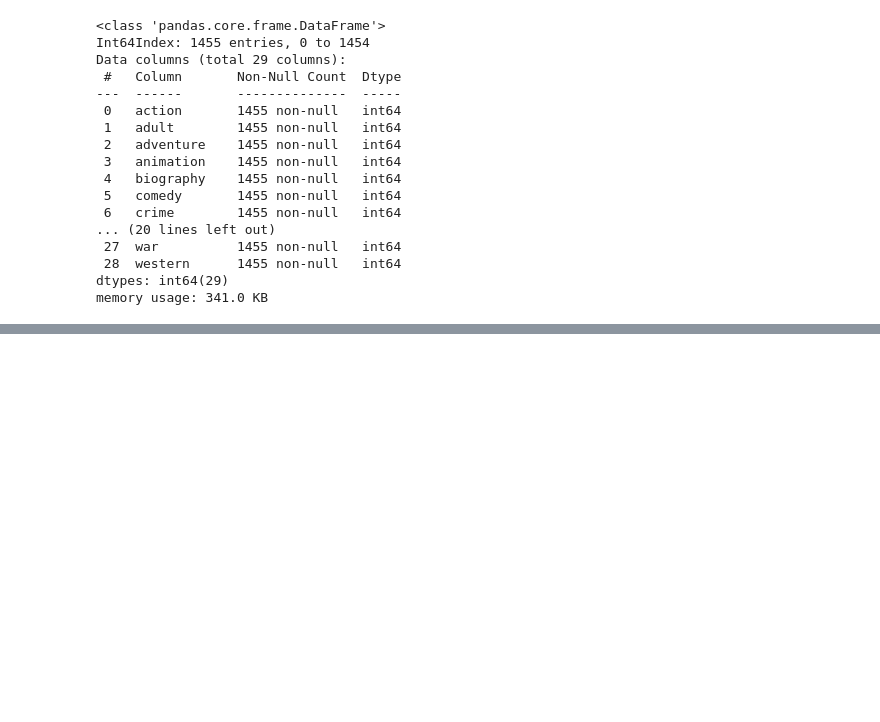
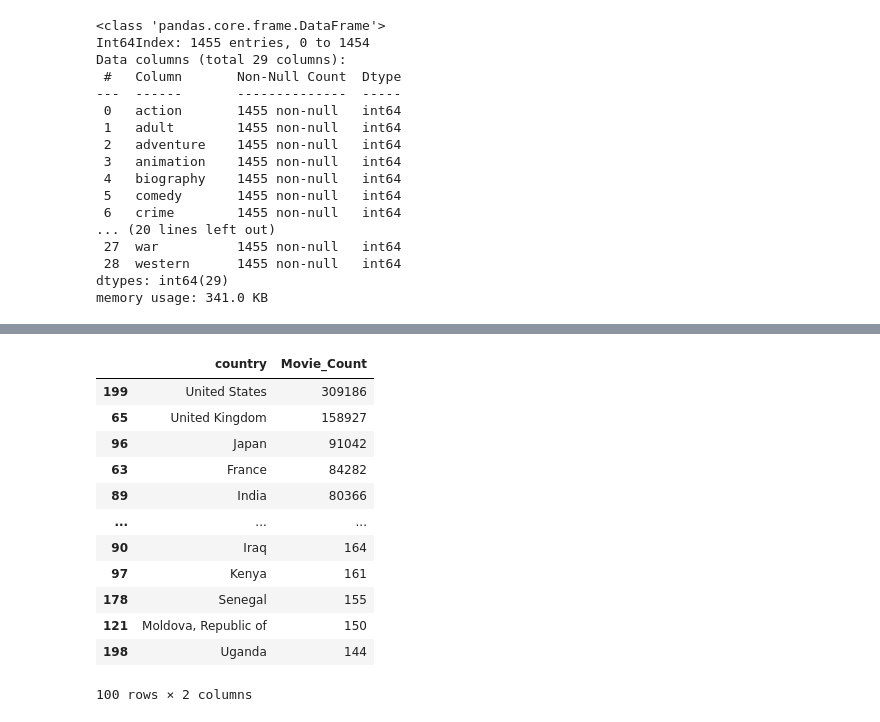
Before and after one commit to higorcamelo/analise-dados-python, a Jupyter notebook: analise_IMDB/analise_imdb.ipynb, the cells around one changed output, grey strips where cells are left out. Saved outputs shown, nothing was run; the diff lists cells and outputs as text; code cells hidden in the pictures; blank space fills up the shorter version.

```diff
--- a/analise_IMDB/analise_imdb.ipynb
+++ b/analise_IMDB/analise_imdb.ipynb
@@ -192,0 +219,24 @@ plt.show
+# %%
+# Preparação do dataframe
+df_filmes_paises = pd.DataFrame()
+df_filmes_paises['country'] = nomes_paises
+df_filmes_paises['Movie_Count'] = contagem
+
+# Ordenação dos resultados
+df_filmes_paises = df_filmes_paises.sort_values(by = 'Movie_Count', ascending = False)
+
+df_filmes_paises.head(100)
+# %% [output]
+|  | country | Movie_Count |
+| 199 | United States | 309186 |
+| 65 | United Kingdom | 158927 |
+| 96 | Japan | 91042 |
+| 63 | France | 84282 |
+| 89 | India | 80366 |
+| ... | ... | ... |
+| 90 | Iraq | 164 |
+| 97 | Kenya | 161 |
+| 178 | Senegal | 155 |
+| 121 | Moldova, Republic of | 150 |
+| 198 | Uganda | 144 |
+100 rows × 2 columns
```
Also changed, not shown: parts of 7 cells of this notebook.
